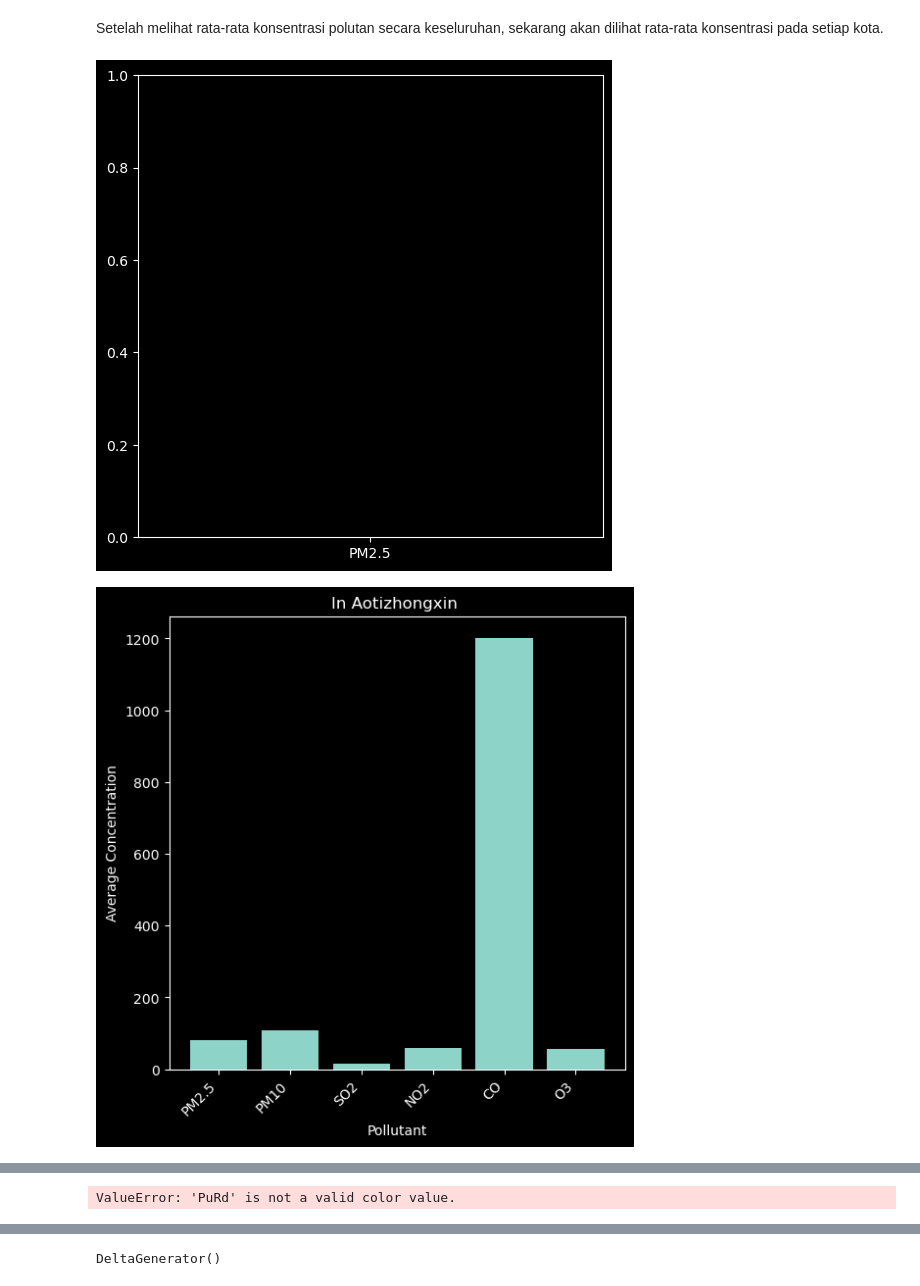
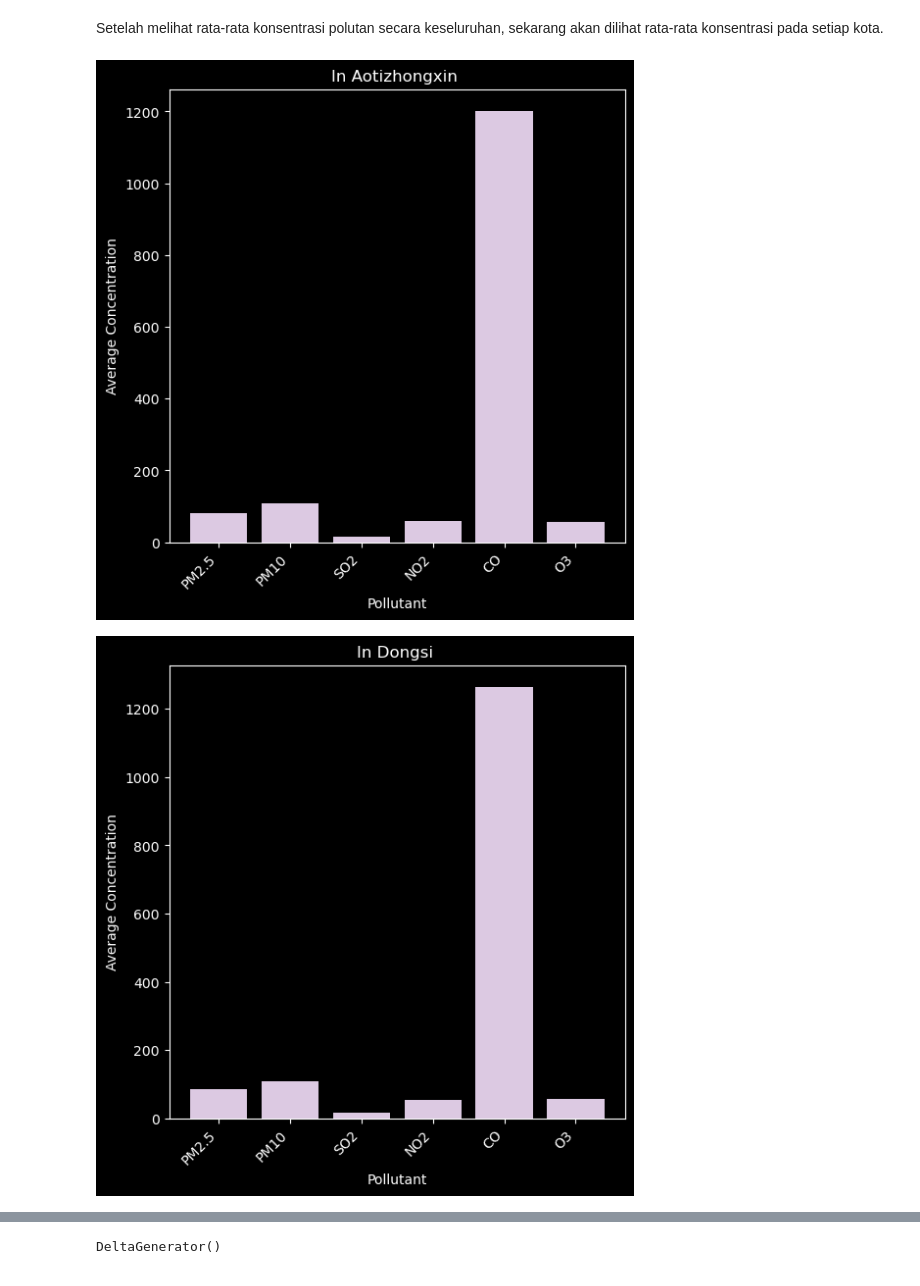
Before and after one commit to shafidaaaa/dicoding-belajar, a Jupyter notebook: AIRQUALITYV2/AIRQUALV3.ipynb, the cells around one changed output, grey strips where cells are left out. Drawn from its saved outputs; the diff is of its cells as text; code cells hidden in the pictures.

Commit message:
Add files via upload
changing colors

```diff
--- a/AIRQUALITYV2/AIRQUALV3.ipynb
+++ b/AIRQUALITYV2/AIRQUALV3.ipynb
@@ -909,7 +903,7 @@ st.markdown("<br/><h3 style='text-align: center;'>Average Pollutant Concentratio
 
 
 
-colors2 = [cmap(i) for i in range(len(pollutants))]
+
 
 col3, col4,col5 = st.columns(3)
 dict_col1 = {
@@ -935,6 +929,7 @@ dict_col3 = {
     'wanshouxigong': dfs_cleaned['wanshouxigong_df_after']
 }
 
+
 with col3:
     for area, df in dict_col1.items():
         df_cleaned = df.agg({
@@ -949,7 +944,7 @@ with col3:
         fig, ax = plt.subplots(figsize=(6,6))
         pollutants = df_cleaned.index
         mean_concentrations = df_cleaned.values
-        ax.bar(pollutants, mean_concentrations, color=colors2)
+        ax.bar(pollutants, mean_concentrations, color=cmap(0.2))
         ax.set_title("In {} ".format(df['station'][0]))
         ax.set_xlabel("Pollutant")
         ax.set_ylabel("Average Concentration")
@@ -972,36 +967,37 @@ with col4:
         fig, ax = plt.subplots(figsize=(6,6))
         pollutants = df_cleaned.index
         mean_concentrations = df_cleaned.values
-        ax.bar(pollutants, mean_concentrations, color=colors2)
+        ax.bar(pollutants, mean_concentrations, color=cmap(0.2))
         ax.set_title("In {} ".format(df['station'][0]))
         ax.set_xlabel("Pollutant")
         ax.set_ylabel("Average Concentration")
         plt.xticks(rotation=45, ha='right')
         st.pyplot(fig)
         plt.show()
+
 
 
 with col5:
     for area, df in dict_col3.items():
         df_cleaned = df.agg({
             "PM2.5": "mean",
             "PM10": "mean",
             "SO2":"mean",
             "NO2":"mean",
             "CO":"mean",
             "O3":"mean",
         })
 
         fig, ax = plt.subplots(figsize=(6,6))
         pollutants = df_cleaned.index
         mean_concentrations = df_cleaned.values
-        ax.bar(pollutants, mean_concentrations, color=colors2)
+        ax.bar(pollutants, mean_concentrations, color=cmap(0.2))
         ax.set_title("In {} ".format(df['station'][0]))
         ax.set_xlabel("Pollutant")
         ax.set_ylabel("Average Concentration")
         plt.xticks(rotation=45, ha='right')
         st.pyplot(fig)
         plt.show()
 # %% [output]
-[figure, old version]
+[figure, new version]
-[figure, old version]
+[figure, new version]
@@ -1015 +1010,0 @@ with col5:
-ValueError: 'PuRd' is not a valid color value.
```
Also changed, not shown: parts of 5 cells of this notebook.
